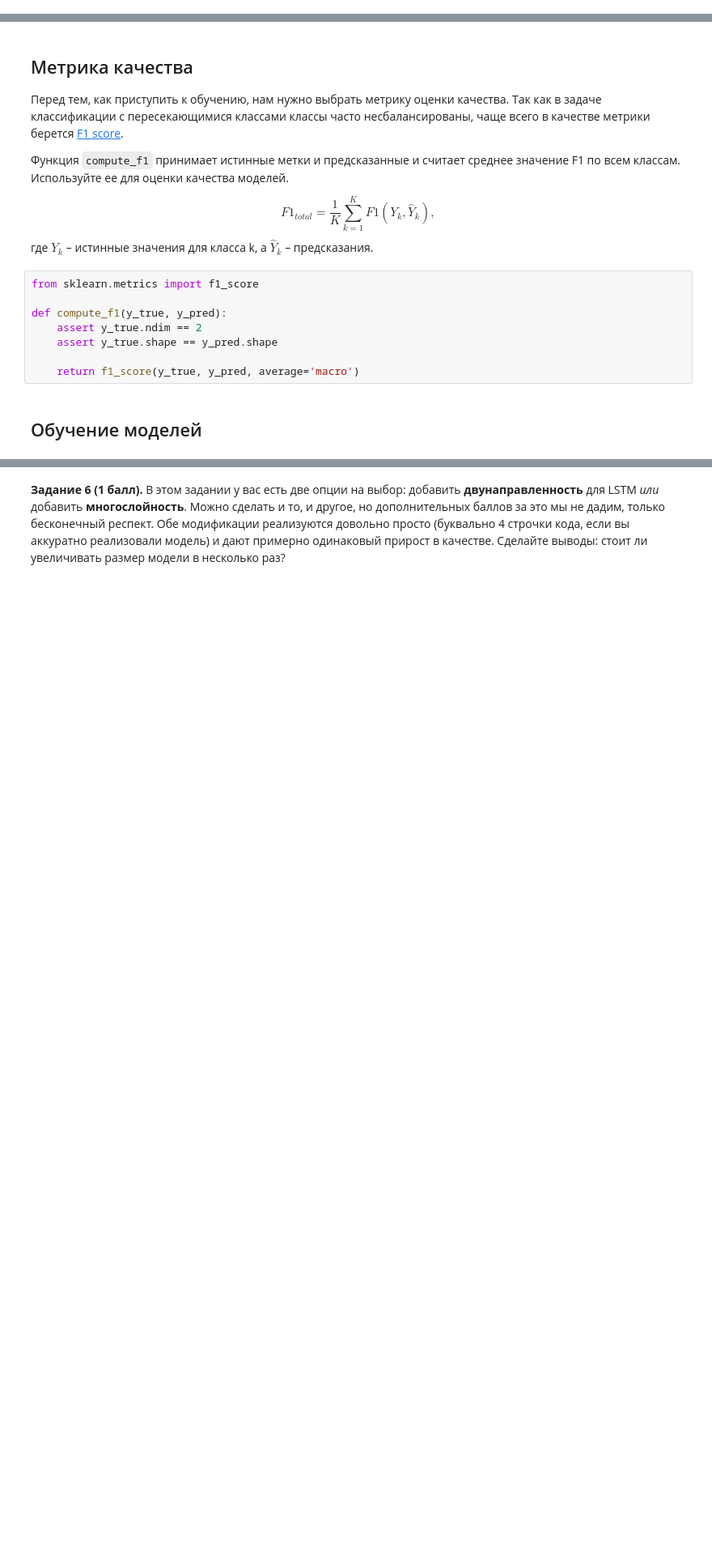
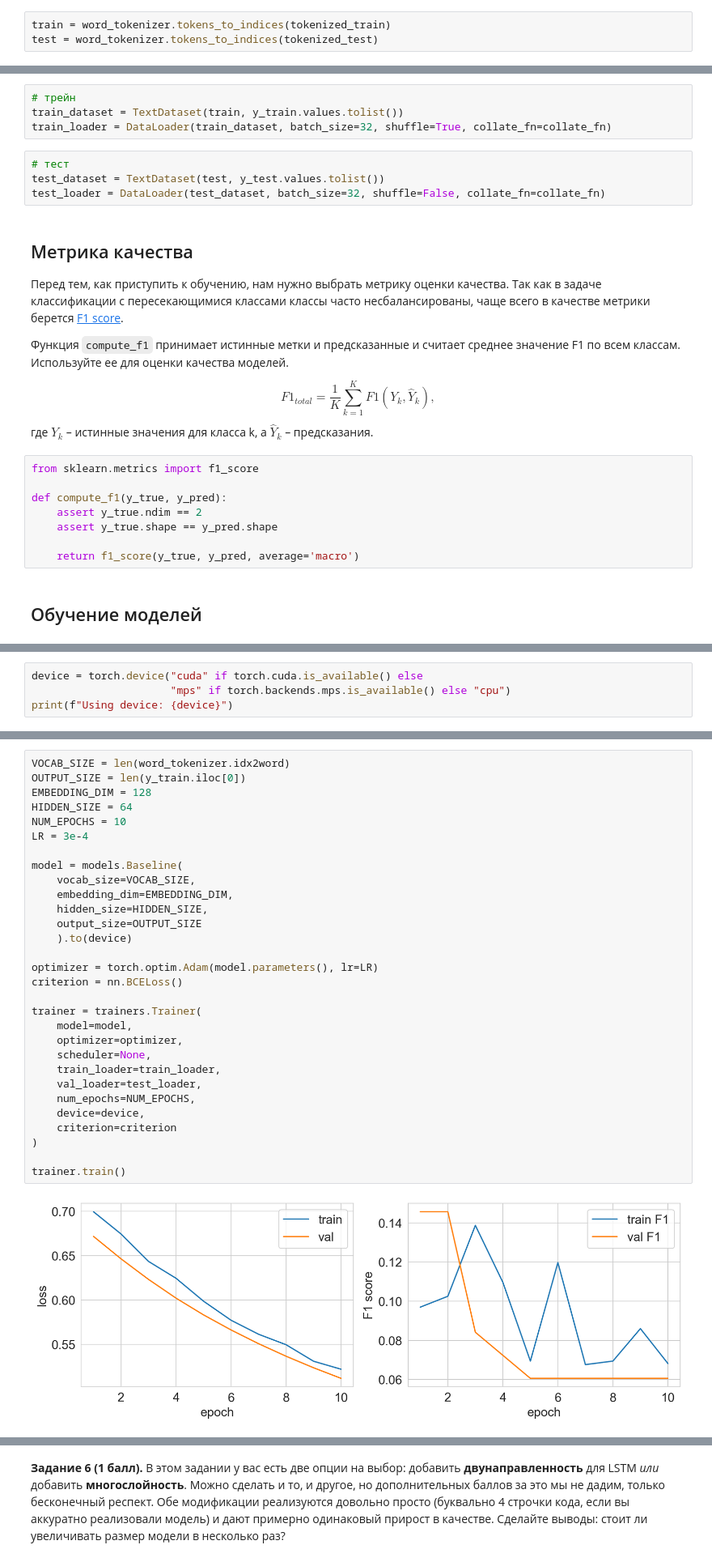
Before and after one commit to aapetukhov/NLP, a Jupyter notebook: nlp_hw2/nlp_hw2.ipynb, the cells around one changed output, grey strips where cells are left out. Shown at 81% size. Cells and saved outputs as stored; diff of their text form; blank space fills up the shorter version.

```diff
--- a/nlp_hw2/nlp_hw2.ipynb
+++ b/nlp_hw2/nlp_hw2.ipynb
@@ -154,3 +107,6 @@ __Задание 3 (2 балла)__. Осталось перевести тек
 2. __(до +5 баллов)__ Реализовать свою токенизацию BPE. Количество баллов будет варьироваться в зависимости от эффективности реализации. При реализации нельзя пользоваться специализированными библиотеками.
 
 Токенизируйте тексты, переведите их в списки индексов и сложите вместе с лейблами в `DataLoader`. Не забудьте добавить в `DataLoader` `collate_fn`, которая будет дополнять все короткие тексты в батче паддингами. Для маппинга токенов в индексы вам может пригодиться `gensim.corpora.dictionary.Dictionary`.
+# %%
+train = word_tokenizer.tokens_to_indices(tokenized_train)
+test = word_tokenizer.tokens_to_indices(tokenized_test)
@@ -157,3 +143,11 @@ __Задание 3 (2 балла)__. Осталось перевести тек
+# %%
+# трейн
+train_dataset = TextDataset(train, y_train.values.tolist())
+train_loader = DataLoader(train_dataset, batch_size=32, shuffle=True, collate_fn=collate_fn)
+# %%
+# тест
+test_dataset = TextDataset(test, y_test.values.tolist())
+test_loader = DataLoader(test_dataset, batch_size=32, shuffle=False, collate_fn=collate_fn)
 # %% [markdown]
 ## Метрика качества
 
@@ -191,0 +184,4 @@ __Задание 4 (2 балла)__. Реализуйте RNN в соответ
+# %%
+device = torch.device("cuda" if torch.cuda.is_available() else
+                      "mps" if torch.backends.mps.is_available() else "cpu")
+print(f"Using device: {device}")
@@ -191,0 +190,32 @@ __Задание 4 (2 балла)__. Реализуйте RNN в соответ
+# %%
+VOCAB_SIZE = len(word_tokenizer.idx2word)
+OUTPUT_SIZE = len(y_train.iloc[0])
+EMBEDDING_DIM = 128
+HIDDEN_SIZE = 64
+NUM_EPOCHS = 10
+LR = 3e-4
+
+model = models.Baseline(
+    vocab_size=VOCAB_SIZE,
+    embedding_dim=EMBEDDING_DIM,
+    hidden_size=HIDDEN_SIZE,
+    output_size=OUTPUT_SIZE
+    ).to(device)
+
+optimizer = torch.optim.Adam(model.parameters(), lr=LR)
+criterion = nn.BCELoss()
+
+trainer = trainers.Trainer(
+    model=model,
+    optimizer=optimizer,
+    scheduler=None,
+    train_loader=train_loader,
+    val_loader=test_loader,
+    num_epochs=NUM_EPOCHS,
+    device=device,
+    criterion=criterion
+)
+
+trainer.train()
+# %% [output]
+[figure, added]
```
Also changed, not shown: parts of 12 cells of this notebook, 10 other files.
